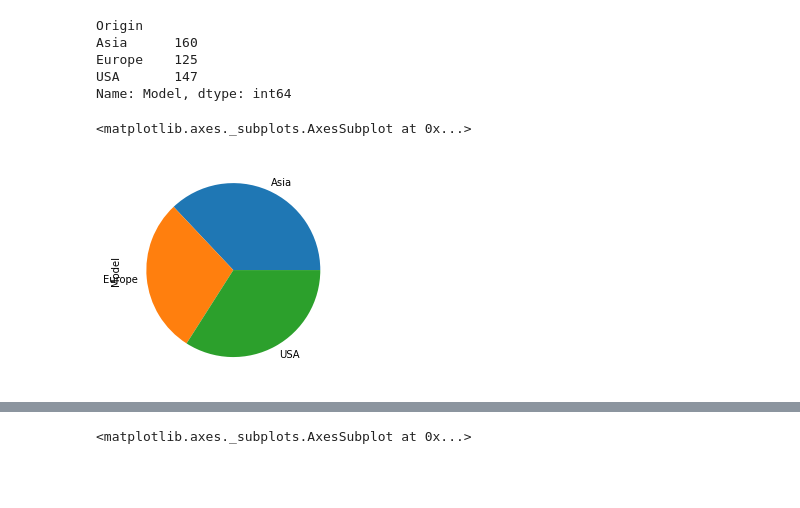
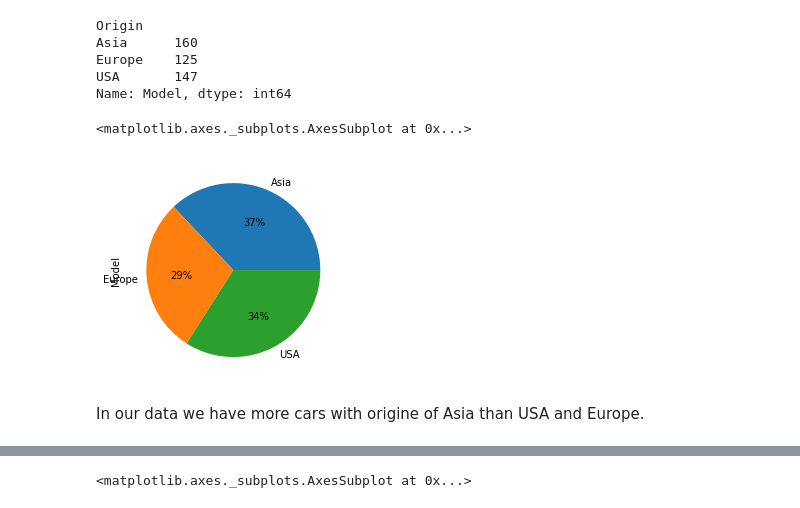
Before and after one commit to Dr-Mamiz/Projects-Data-Analysis, a Jupyter notebook: Data_Analysis_~Cars_Dataset_1~.ipynb, the cells around one changed output, grey strips where cells are left out. Cells and saved outputs as stored; diff of their text form; code cells hidden in the pictures; blank space fills up the shorter version.

```diff
--- a/Data_Analysis_~Cars_Dataset_1~.ipynb
+++ b/Data_Analysis_~Cars_Dataset_1~.ipynb
@@ -207,10 +235,12 @@ Name: Model, dtype: int64
 # %%
 # Visialisation PIE 'different Model by origin'
 
-df.groupby(['Origin'])['Model'].count().plot.pie()
+df.groupby(['Origin'])['Model'].count().plot.pie(autopct='%0.f%%')
 # %% [output]
 <matplotlib.axes._subplots.AxesSubplot at 0x...>
-[figure, old version]
+[figure, new version]
+# %% [markdown]
+In our data we have more cars with origine of Asia than USA and Europe.
 # %%
 df3=df.copy()
 # Deleet duplicated element in 'Make'
```
Also changed, not shown: parts of 17 cells of this notebook.
